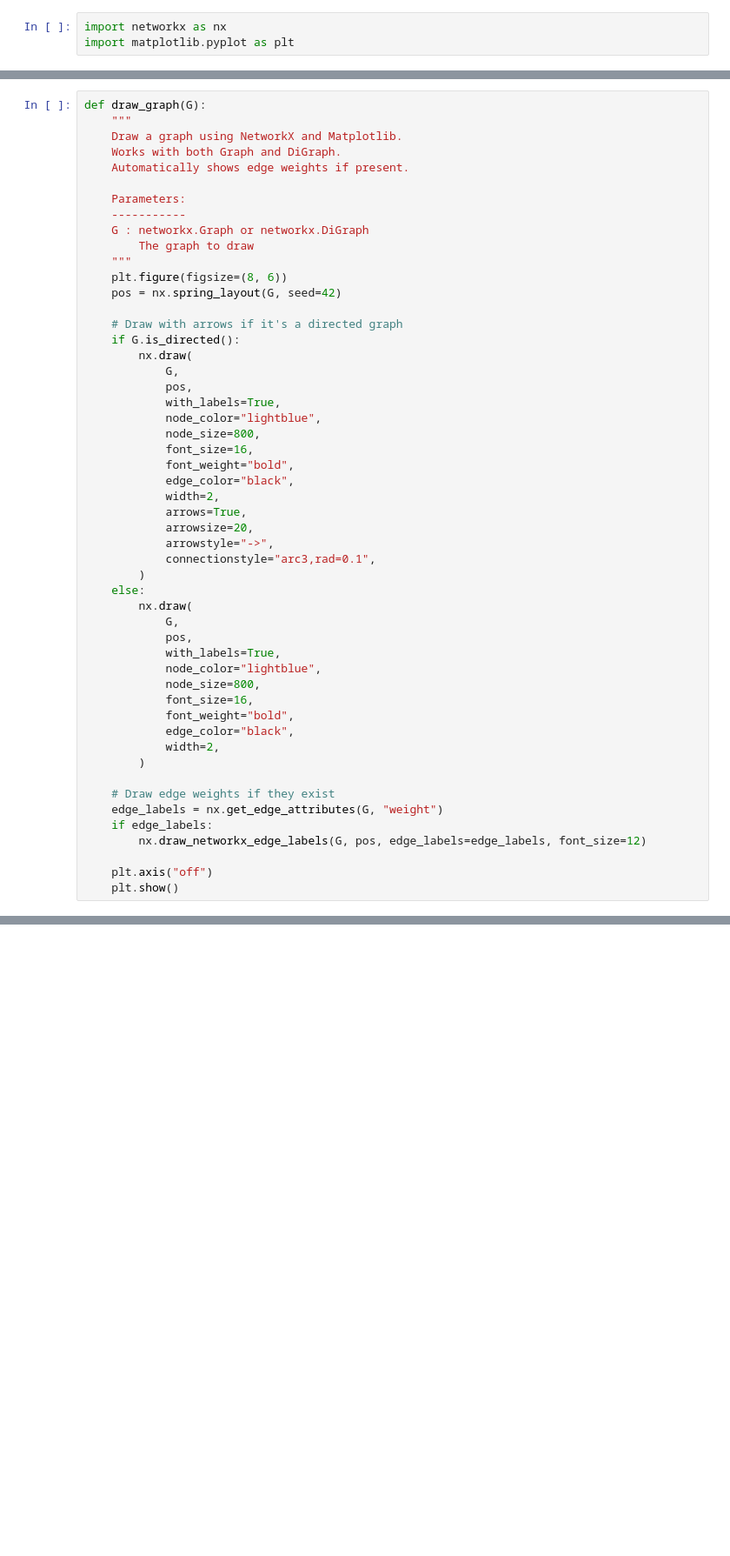
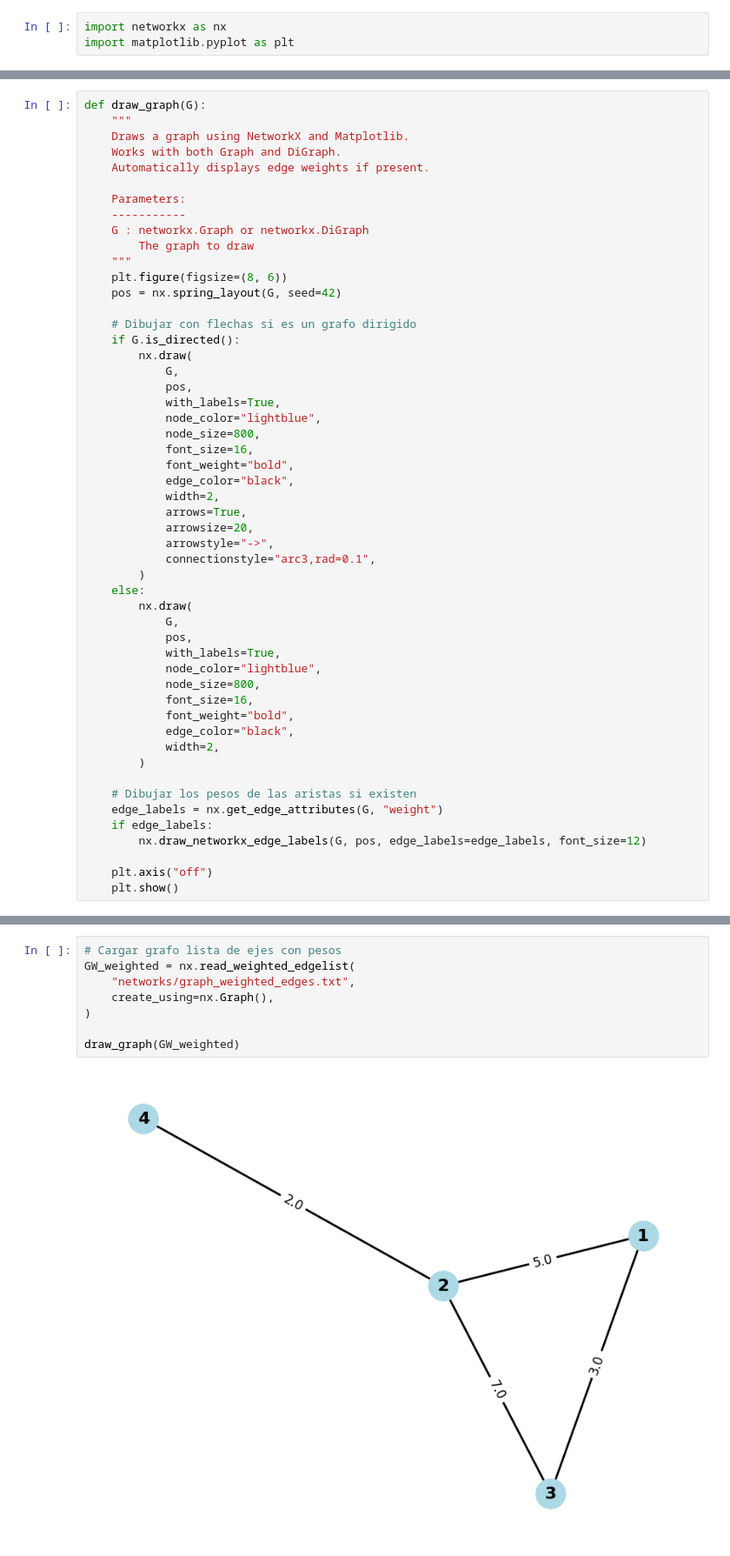
Before and after one commit to andrestobelem/networkscience, a Jupyter notebook: graph_theory.ipynb, the cells around one changed output, grey strips where cells are left out. Shown: that part at 87% size. Drawn from its saved outputs; the diff is of its cells as text; blank space fills up the shorter version.

Commit message:
graph theory

```diff
--- a/graph_theory.ipynb
+++ b/graph_theory.ipynb
@@ -13,9 +13,9 @@ import matplotlib.pyplot as plt
 # %%
 def draw_graph(G):
     """
-    Draw a graph using NetworkX and Matplotlib.
+    Draws a graph using NetworkX and Matplotlib.
     Works with both Graph and DiGraph.
-    Automatically shows edge weights if present.
+    Automatically displays edge weights if present.
 
     Parameters:
     -----------
@@ -25,7 +25,7 @@ def draw_graph(G):
     plt.figure(figsize=(8, 6))
     pos = nx.spring_layout(G, seed=42)
 
-    # Draw with arrows if it's a directed graph
+    # Dibujar con flechas si es un grafo dirigido
     if G.is_directed():
         nx.draw(
             G,
@@ -55,7 +55,7 @@ def draw_graph(G):
             width=2,
         )
 
-    # Draw edge weights if they exist
+    # Dibujar los pesos de las aristas si existen
     edge_labels = nx.get_edge_attributes(G, "weight")
     if edge_labels:
         nx.draw_networkx_edge_labels(G, pos, edge_labels=edge_labels, font_size=12)
@@ -187 +200,11 @@ Edges with weights: [(1, 2, 5), (1, 3, 3), (2, 3, 7), (2, 4, 2)]
+# %%
+# Cargar grafo lista de ejes con pesos
+GW_weighted = nx.read_weighted_edgelist(
+    "networks/graph_weighted_edges.txt",
+    create_using=nx.Graph(),
+)
+
+draw_graph(GW_weighted)
+# %% [output]
+[figure, added]
 # %% [markdown]
```
Also changed, not shown: parts of 18 cells of this notebook, 3 other files.
